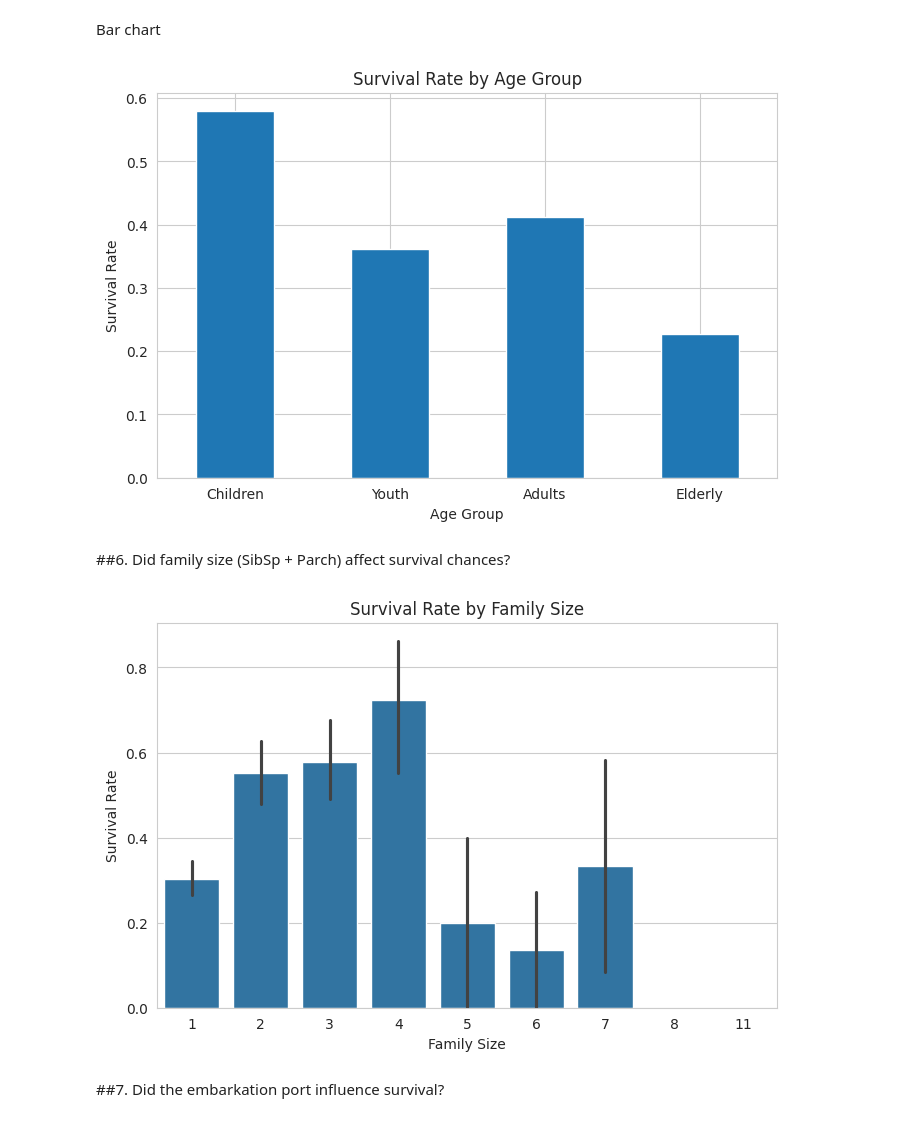
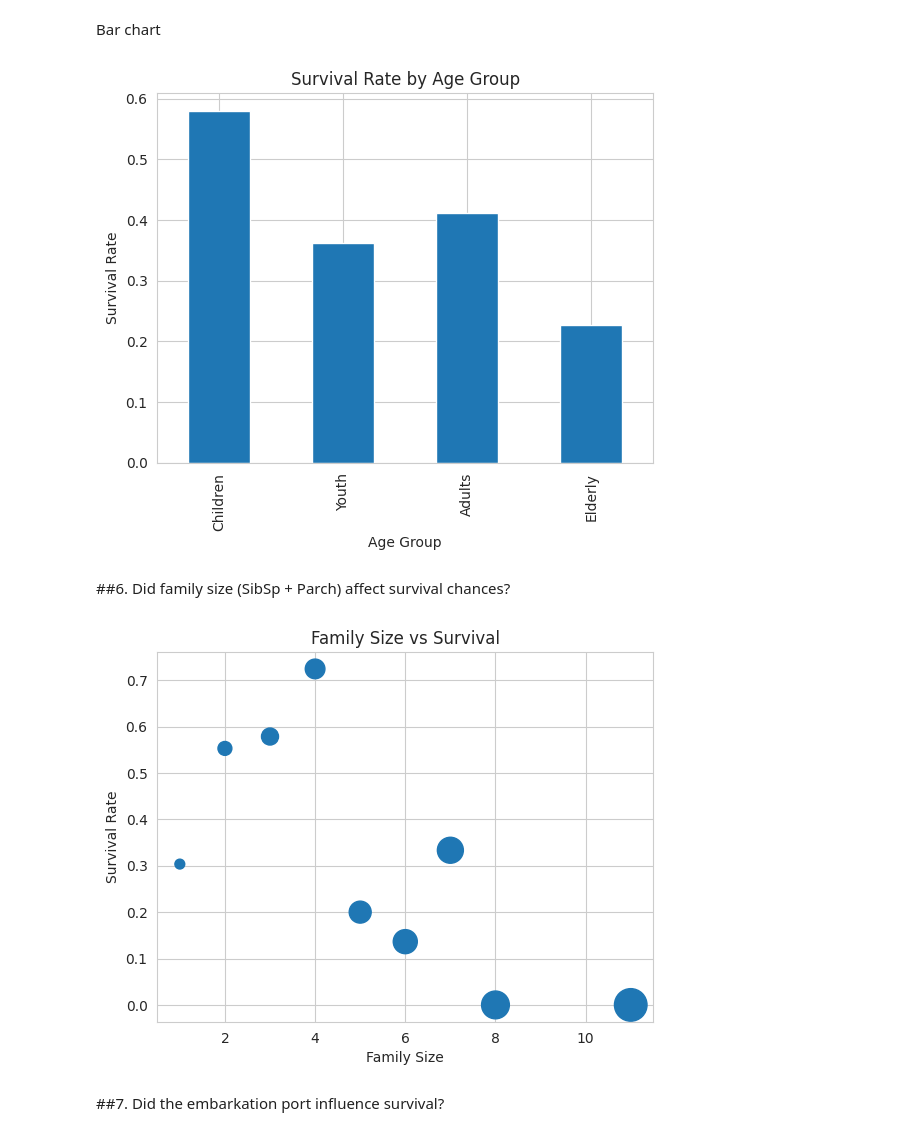
Before and after one commit to Gouri4666/MCA, a Jupyter notebook: sem3_lab/datascience/DataScience.ipynb, the cells around one changed output. Cells and saved outputs as stored; diff of their text form; code cells hidden in the pictures.

```diff
--- a/sem3_lab/datascience/DataScience.ipynb
+++ b/sem3_lab/datascience/DataScience.ipynb
@@ -1983,46 +1971,38 @@ plt.show()
 # %% [markdown]
 Bar chart
 # %%
-df['AgeGroup'] = pd.cut(
-    df['Age'],
-    bins=[0, 12, 25, 60, 100],
-    labels=['Children', 'Youth', 'Adults', 'Elderly']
-)
-age_survival = df.groupby('AgeGroup', observed=True)['Survived'].mean()
-plt.figure(figsize=(8, 5))
+bins = [0, 12, 25, 60, 100]
+labels = ['Children', 'Youth', 'Adults', 'Elderly']
 
-age_survival.plot(
-    kind='bar'
-)
+df['AgeGroup'] = pd.cut(df['Age'], bins=bins, labels=labels)
+
+survival = df.groupby('AgeGroup', observed=True)['Survived'].mean()
+
+survival.plot(kind='bar')
 
 plt.title('Survival Rate by Age Group')
 plt.xlabel('Age Group')
 plt.ylabel('Survival Rate')
-
-plt.xticks(rotation=0)
-
 plt.show()
 # %% [output]
-[figure, old version]
+[figure, new version]
 # %% [markdown]
 ##6. Did family size (SibSp + Parch) affect survival chances?
 # %%
 df['family_size'] = df['SibSp'] + df['Parch'] + 1
-plt.figure(figsize=(8, 5))
 
-sns.barplot(
-    data=df,
-    x='family_size',
-    y='Survived'
-)
+family = df.groupby('family_size')['Survived'].mean().reset_index()
 
-plt.title('Survival Rate by Family Size')
+plt.scatter(family['family_size'],
+            family['Survived'],
+            s=family['family_size'] * 50)
+
 plt.xlabel('Family Size')
 plt.ylabel('Survival Rate')
-
+plt.title('Family Size vs Survival')
 plt.show()
 # %% [output]
-[figure, old version]
+[figure, new version]
 # %% [markdown]
 ##7. Did the embarkation port influence survival?
 # %%
```
Also changed, not shown: parts of 25 cells of this notebook.
